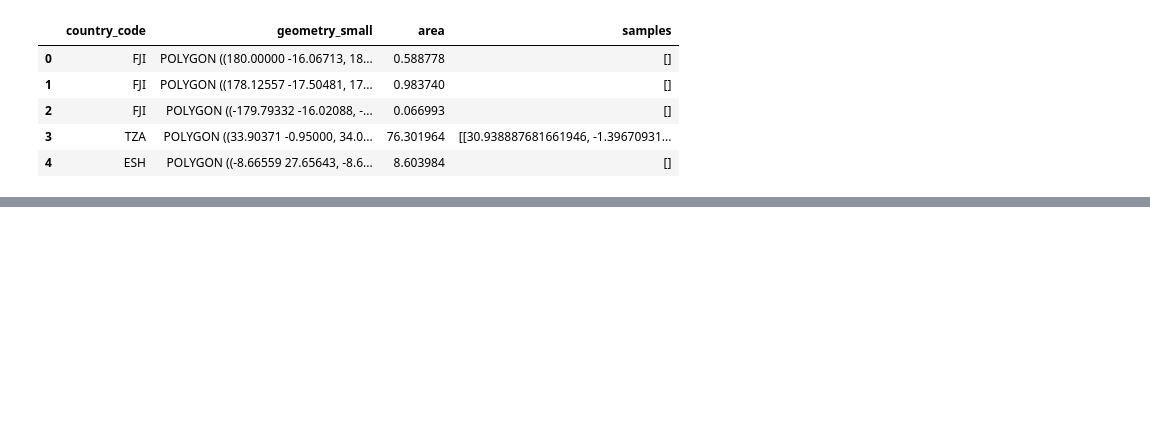
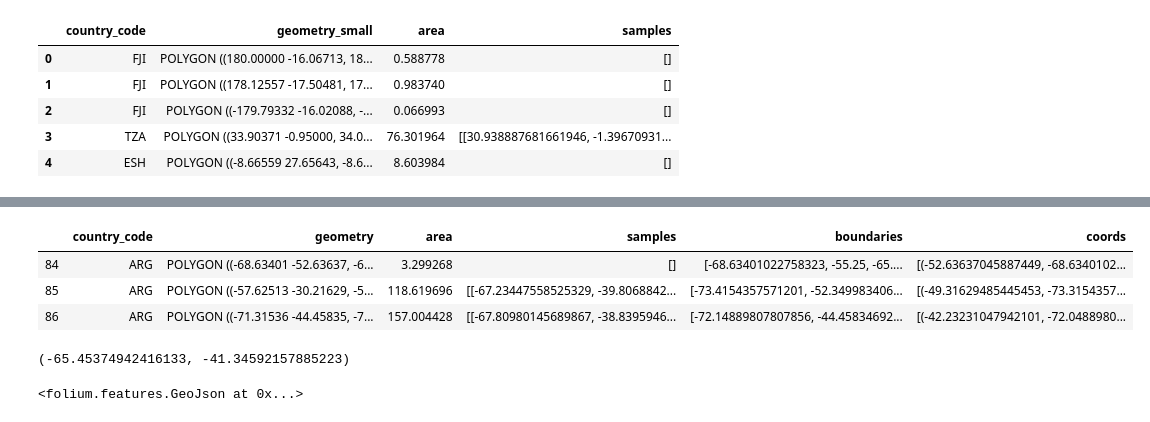
Before and after one commit to sonalthakkarBerkeley/MIDS_Capstone_Summer2020, a Jupyter notebook: Global_Sample_example.ipynb, the cells around one changed output, grey strips where cells are left out. Saved outputs shown, nothing was run; the diff lists cells and outputs as text; code cells hidden in the pictures; blank space fills up the shorter version.

```diff
--- a/Global_Sample_example.ipynb
+++ b/Global_Sample_example.ipynb
@@ -60,0 +84,15 @@ sample_map
+# %%
+world_gdf.loc[world_gdf['country_code'] == 'ARG']
+# %% [output]
+|  | country_code | geometry | area | samples | boundaries | coords |
+| 84 | ARG | POLYGON ((-68.63401 -52.63637, -6... | 3.299268 | [] | [-68.63401022758323, -55.25, -65.... | [(-52.63637045887449, -68.6340102... |
+| 85 | ARG | POLYGON ((-57.62513 -30.21629, -5... | 118.619696 | [[-67.23447558525329, -39.8068842... | [-73.4154357571201, -52.349983406... | [(-49.31629485445453, -73.3154357... |
+| 86 | ARG | POLYGON ((-71.31536 -44.45835, -7... | 157.004428 | [[-67.80980145689867, -38.8395946... | [-72.14889807807856, -44.45834692... | [(-42.23231047942101, -72.0488980... |
+# %%
+list(world_gdf.iloc[85].geometry.centroid.coords)[0]
+# %% [output]
+(-65.45374942416133, -41.34592157885223)
+# %%
+folium.GeoJson(world_gdf.loc[world_gdf['country_code'] == 'ARG'], name="Area of Interest").add_to(sample_map)
+# %% [output]
+<folium.features.GeoJson at 0x...>
```
Also changed, not shown: parts of 5 cells of this notebook, 1 other file.
